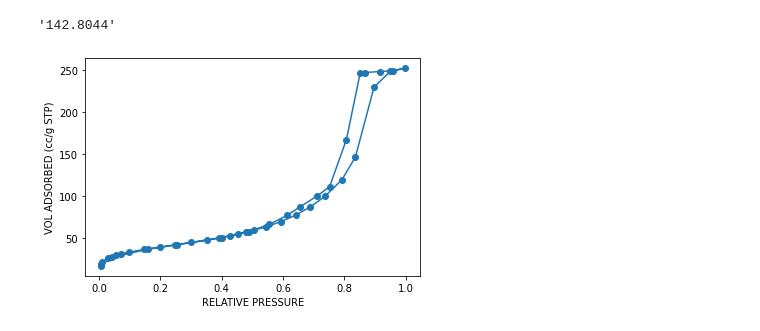
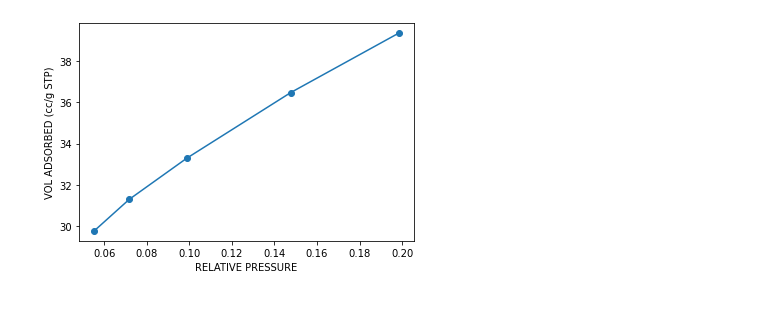
Before and after one commit to ShamanaevIvan/N2_isotherm_script, a Jupyter notebook: N2_adsorption.ipynb, the cells around one changed output. Drawn from its saved outputs; the diff is of its cells as text; code cells hidden in the pictures.

Commit message:
changed bet plots

```diff
--- a/N2_adsorption.ipynb
+++ b/N2_adsorption.ipynb
@@ -5,8 +18,4 @@ a = Isotherm('DATA73_ИВ90.084')
 # %%
-a.bet_surface_area
+a.plot_bet_vol()
 # %% [output]
-'142.8044'
+[figure, added]
-# %%
-a.plot_isotherm()
-# %% [output]
-[figure, removed]
```
Also changed, not shown: parts of 1 cell of this notebook, 1 other file.
